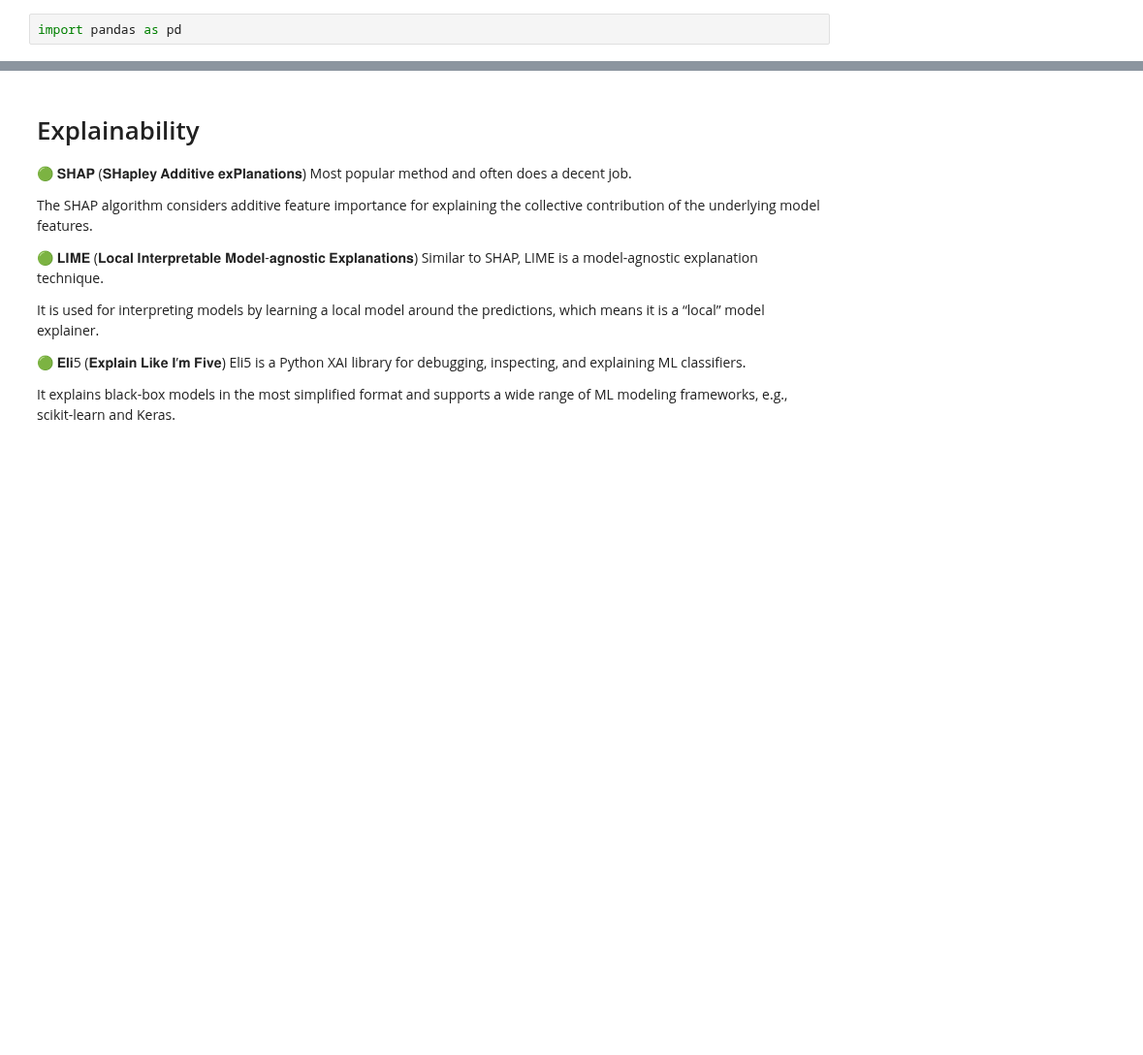
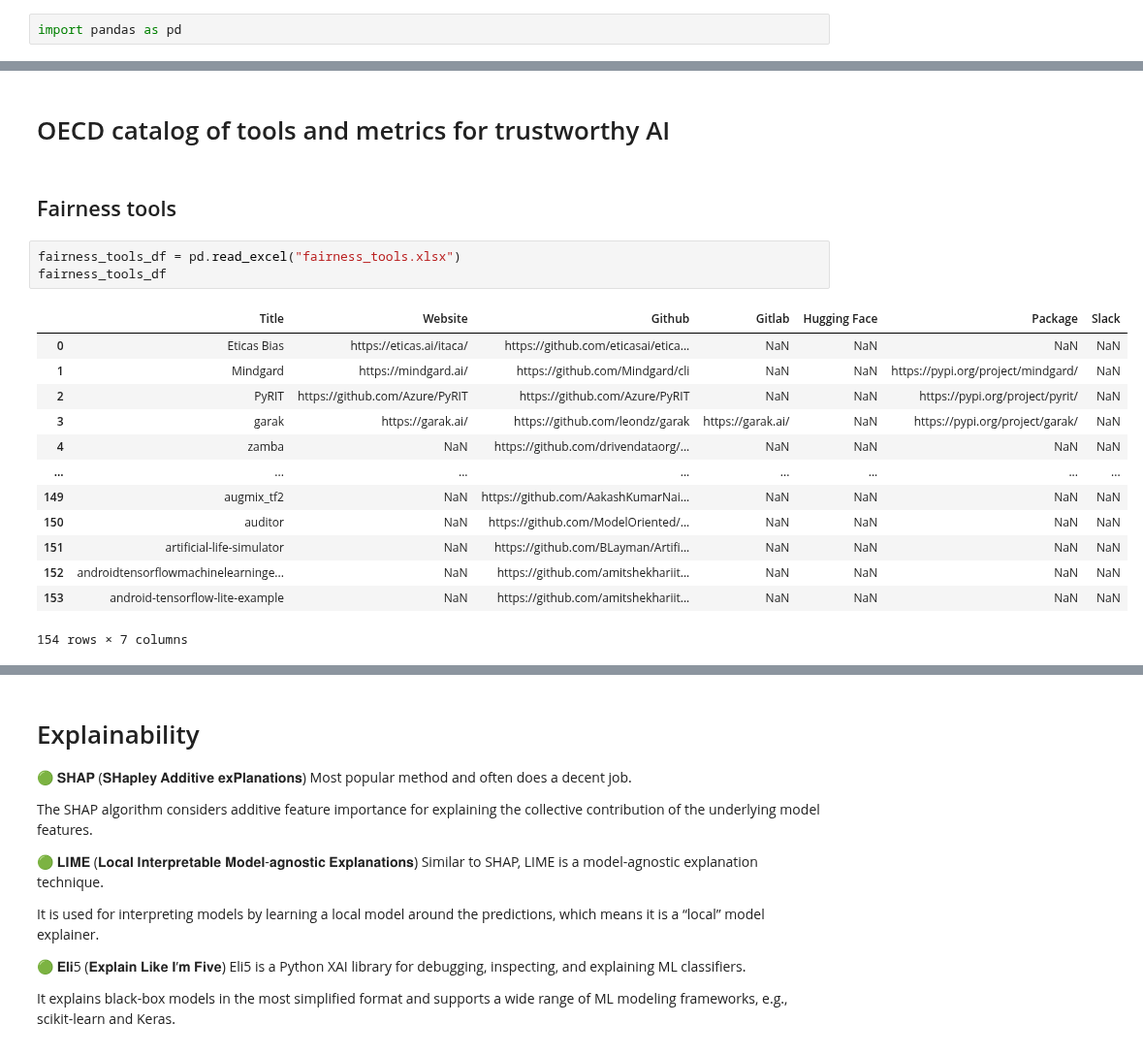
Before and after one commit to AlbanaCelepija/enhanced_mlops, a Jupyter notebook: tools_catalog/tools.ipynb, the cells around one changed output, grey strips where cells are left out. Shown at 97% size. Drawn from its saved outputs; the diff is of its cells as text; blank space fills up the shorter version.

```diff
--- a/tools_catalog/tools.ipynb
+++ b/tools_catalog/tools.ipynb
@@ -73,0 +79,21 @@ tools_principles_df.explode("domain")
+# %% [markdown]
+# OECD catalog of tools and metrics for trustworthy AI
+# %% [markdown]
+## Fairness tools
+# %%
+fairness_tools_df = pd.read_excel("fairness_tools.xlsx")
+fairness_tools_df
+# %% [output]
+|  | Title | Website | Github | Gitlab | Hugging Face | Package | Slack |
+| 0 | Eticas Bias | https://eticas.ai/itaca/ | https://github.com/eticasai/etica... | NaN | NaN | NaN | NaN |
+| 1 | Mindgard | https://mindgard.ai/ | https://github.com/Mindgard/cli | NaN | NaN | https://pypi.org/project/mindgard/ | NaN |
+| 2 | PyRIT | https://github.com/Azure/PyRIT | https://github.com/Azure/PyRIT | NaN | NaN | https://pypi.org/project/pyrit/ | NaN |
+| 3 | garak | https://garak.ai/ | https://github.com/leondz/garak | https://garak.ai/ | NaN | https://pypi.org/project/garak/ | NaN |
+| 4 | zamba | NaN | https://github.com/drivendataorg/... | NaN | NaN | NaN | NaN |
+| ... | ... | ... | ... | ... | ... | ... | ... |
+| 149 | augmix_tf2 | NaN | https://github.com/AakashKumarNai... | NaN | NaN | NaN | NaN |
+| 150 | auditor | NaN | https://github.com/ModelOriented/... | NaN | NaN | NaN | NaN |
+| 151 | artificial-life-simulator | NaN | https://github.com/BLayman/Artifi... | NaN | NaN | NaN | NaN |
+| 152 | androidtensorflowmachinelearninge... | NaN | https://github.com/amitshekhariit... | NaN | NaN | NaN | NaN |
+| 153 | android-tensorflow-lite-example | NaN | https://github.com/amitshekhariit... | NaN | NaN | NaN | NaN |
+154 rows × 7 columns
```
Also changed, not shown: parts of 5 cells of this notebook, 1 other file.
